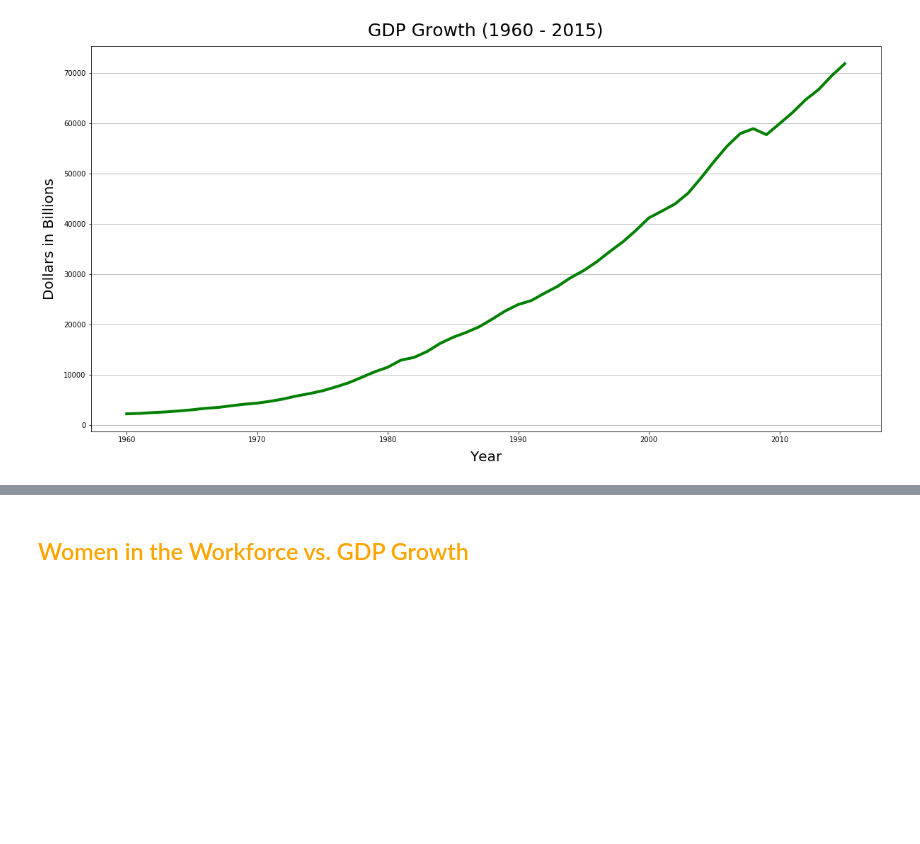
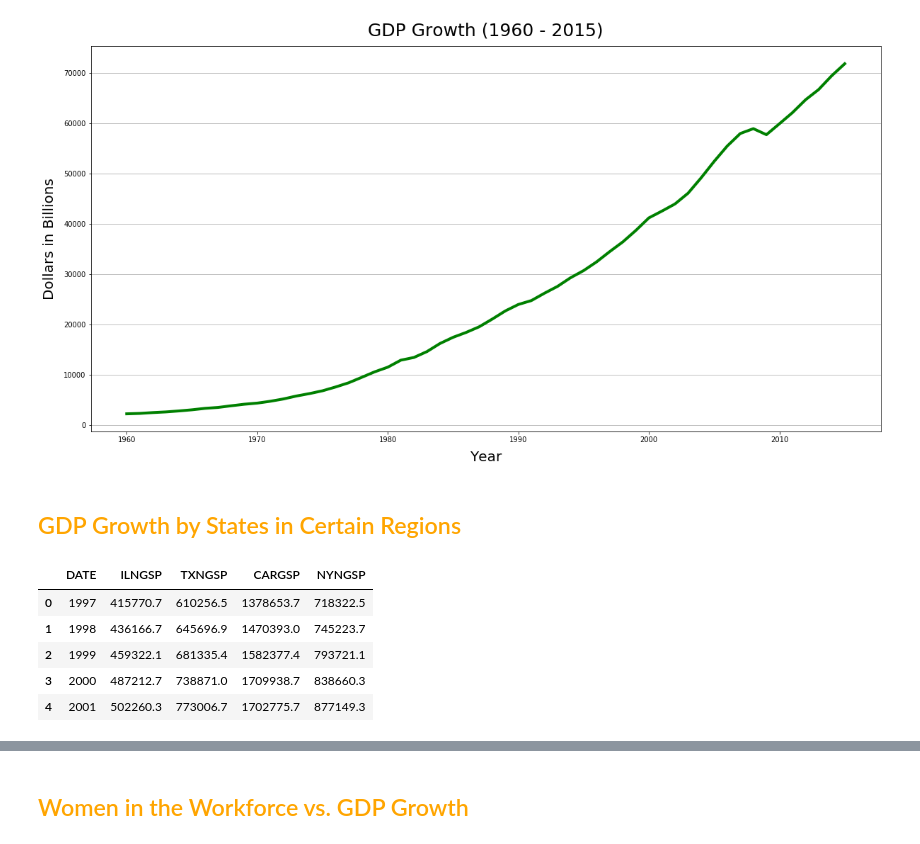
Before and after one commit to kathleeng77/Open-Source-Project-1, a Jupyter notebook: analysis/women-in-workforce-analysis.ipynb, the cells around one changed output, grey strips where cells are left out. Cells and saved outputs as stored; diff of their text form; code cells hidden in the pictures; blank space fills up the shorter version.

```diff
--- a/analysis/women-in-workforce-analysis.ipynb
+++ b/analysis/women-in-workforce-analysis.ipynb
@@ -127,3 +127,30 @@ plt.savefig("../Images/gdp-growth-lineplot.png",bbox_inches="tight")
 plt.show()
 # %% [output]
 [figure]
+# %% [markdown]
+## <font color=orange>GDP Growth by States in Certain Regions</font>
+# %%
+# merged_gdp_all.rename(columns={"Date", "IL GDP", "TX GDP", "CA GDP", "NY GDP"}, inplace=True)
+
+il_gdp_base = "../data/il_gdp.csv"
+ca_gdp_base = "../data/ca_gdp.csv"
+tx_gdp_base = "../data/tx_gdp.csv"
+ny_gdp_base = "../data/ny_gdp.csv"
+
+il_gdp = pd.read_csv(il_gdp_base)
+ca_gdp = pd.read_csv(ca_gdp_base)
+tx_gdp = pd.read_csv(tx_gdp_base)
+ny_gdp = pd.read_csv(ny_gdp_base)
+
+merged_gdp_mid = pd.merge(il_gdp, tx_gdp, on="DATE")
+merged_gdp_coastal = pd.merge(ca_gdp, ny_gdp, on="DATE")
+
+merged_gdp_all = pd.merge(merged_gdp_mid, merged_gdp_coastal, on="DATE")
+merged_gdp_all.head()
+# %% [output]
+|  | DATE | ILNGSP | TXNGSP | CARGSP | NYNGSP |
+| 0 | 1997 | 415770.7 | 610256.5 | 1378653.7 | 718322.5 |
+| 1 | 1998 | 436166.7 | 645696.9 | 1470393.0 | 745223.7 |
+| 2 | 1999 | 459322.1 | 681335.4 | 1582377.4 | 793721.1 |
+| 3 | 2000 | 487212.7 | 738871.0 | 1709938.7 | 838660.3 |
+| 4 | 2001 | 502260.3 | 773006.7 | 1702775.7 | 877149.3 |
```
Also changed, not shown: parts of 5 cells of this notebook, 3 other files.
